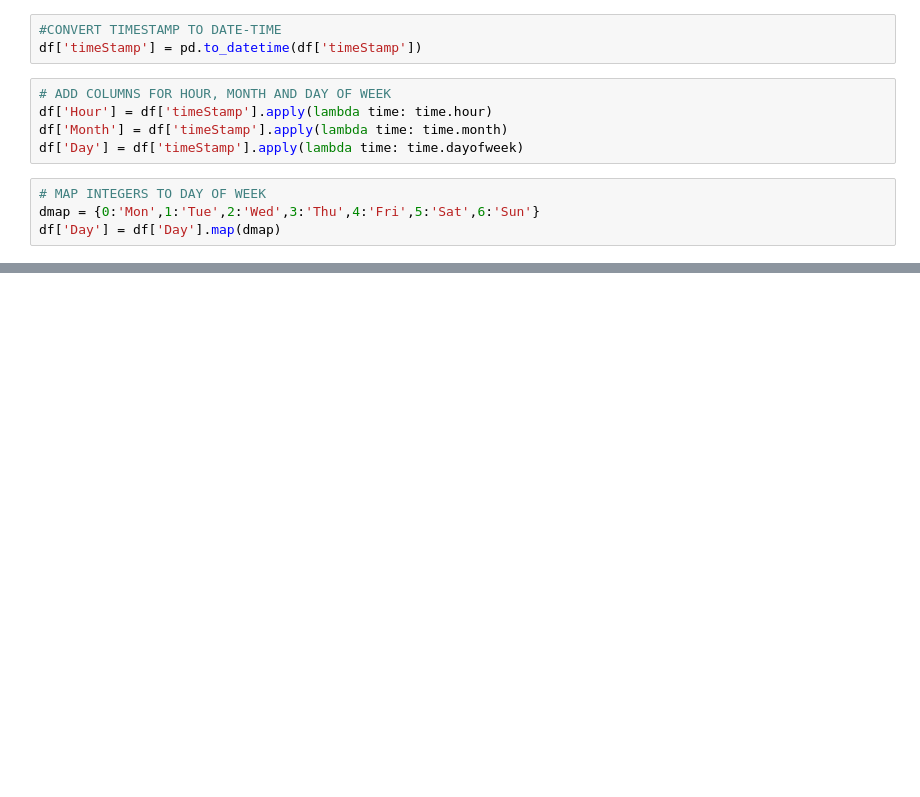
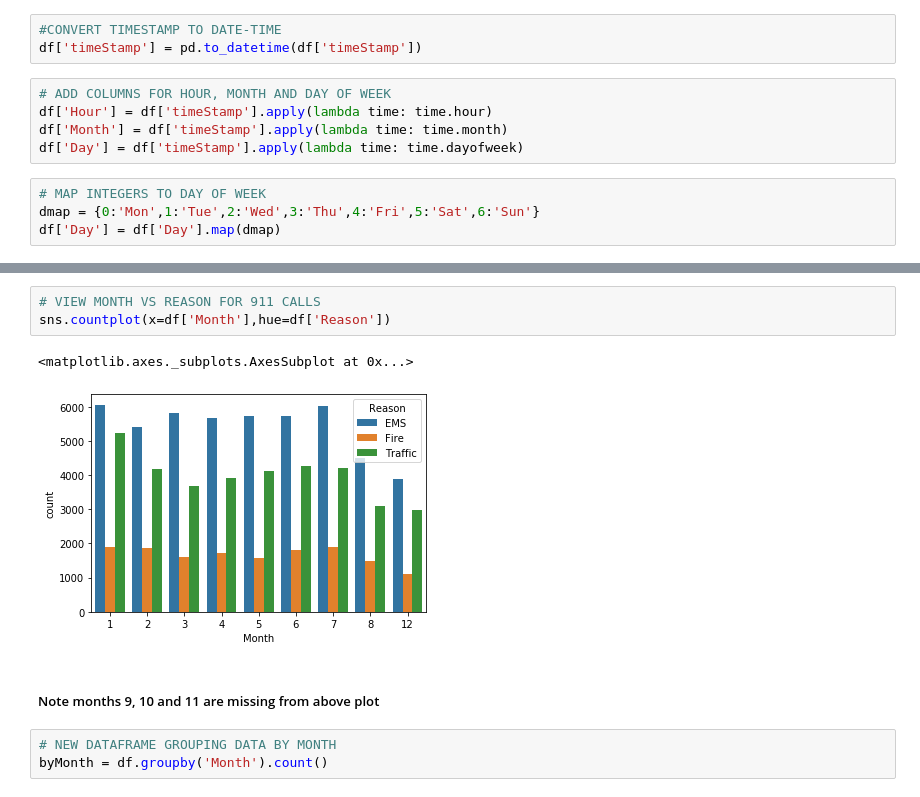
Before and after one commit to JujarP/911-calls, a Jupyter notebook: 911_calls.ipynb, the cells around one changed output, grey strips where cells are left out. Saved outputs shown, nothing was run; the diff lists cells and outputs as text; blank space fills up the shorter version.

```diff
--- a/911_calls.ipynb
+++ b/911_calls.ipynb
@@ -130,0 +137,11 @@ df['Day'] = df['Day'].map(dmap)
+# %%
+# VIEW MONTH VS REASON FOR 911 CALLS
+sns.countplot(x=df['Month'],hue=df['Reason'])
+# %% [output]
+<matplotlib.axes._subplots.AxesSubplot at 0x...>
+[figure, added]
+# %% [markdown]
+##### Note months 9, 10 and 11 are missing from above plot
+# %%
+# NEW DATAFRAME GROUPING DATA BY MONTH
+byMonth = df.groupby('Month').count()
```
Also changed, not shown: parts of 6 cells of this notebook.
